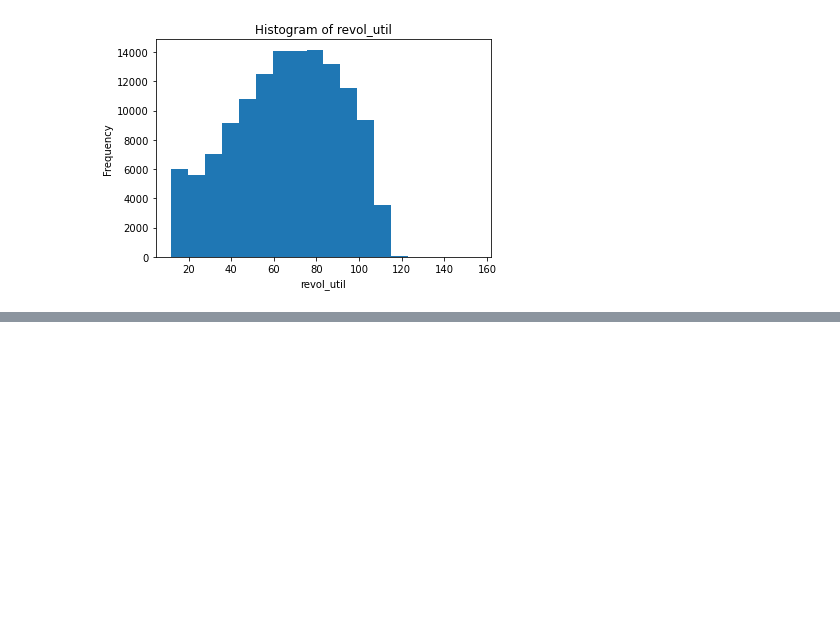
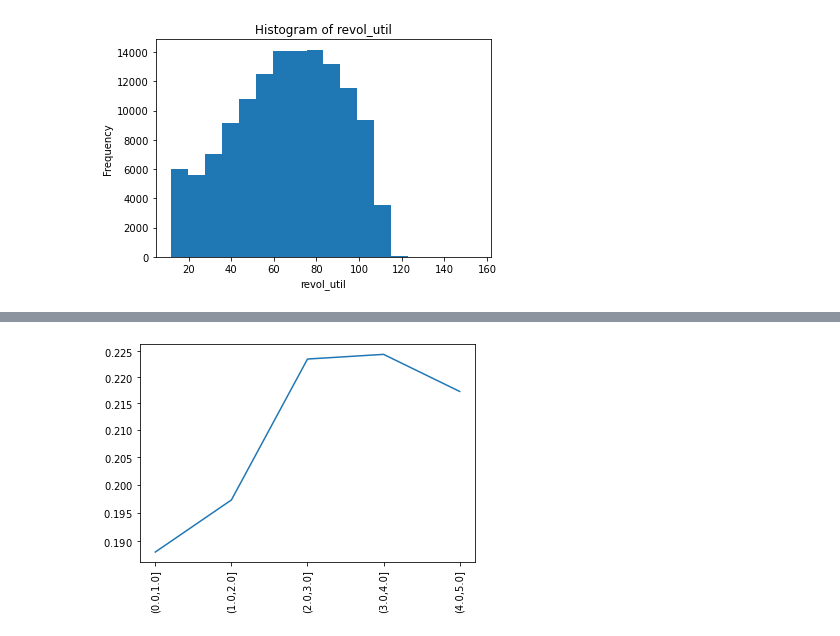
Before and after one commit to yukismd/H2O_3_Tutorial, a Jupyter notebook: python_api/Feature_Engineering_Deep_Dive.ipynb, the cells around one changed output, grey strips where cells are left out. Drawn from its saved outputs; the diff is of its cells as text; code cells hidden in the pictures; blank space fills up the shorter version.

```diff
--- a/python_api/Feature_Engineering_Deep_Dive.ipynb
+++ b/python_api/Feature_Engineering_Deep_Dive.ipynb
@@ -1180,0 +1235,11 @@ train["revol_util"].hist()
+# %%
+train["revol_util_0"] = (train["revol_util"] == 0)   # (a)
+train["revol_util_core"] = h2o.H2OFrame.ifelse(train["revol_util"] <= 100, train["revol_util"], 100)   # (b)
+train["revol_util_diff"] = train["revol_util"] - train["revol_util_core"]   # (c)
+# %%
+#> 変数名の削除と追加
+transformed.remove("revol_util")
+transformed.append("revol_util_0")
+transformed.append("revol_util_core")
+transformed.append("revol_util_diff")
+transformed
@@ -1180,0 +1287,22 @@ train["revol_util"].hist()
+# %%
+#> delinq_2yrs
+train["delinq_2yrs"].quantile([0, 0.05, 0.25, 0.5, 0.75, 0.95, 1])
+
+breaks = np.linspace(0, 5, 6).tolist()
+train["delinq_2yrs_cat"] = train["delinq_2yrs"].cut(breaks = breaks)
+
+df = mean_target(train, "delinq_2yrs_cat")
+df.drop(df.index[:1], inplace=True) # remove NaN
+
+plt.yscale("logit")
+plt.xticks(rotation = 90)
+plt.plot(df["delinq_2yrs_cat"], df["mean_bad_loan"])
+
+transformed.remove("delinq_2yrs")
+transformed.append("delinq_2yrs_core")
+transformed.append("delinq_2yrs_diff")
+
+train["delinq_2yrs_core"] = h2o.H2OFrame.ifelse(train["delinq_2yrs"] <= 3, train["delinq_2yrs"], 3)
+train["delinq_2yrs_diff"] = train["delinq_2yrs"] - train["delinq_2yrs_core"]
+# %% [output]
+[figure, added]
```
Also changed, not shown: parts of 38 cells of this notebook.
